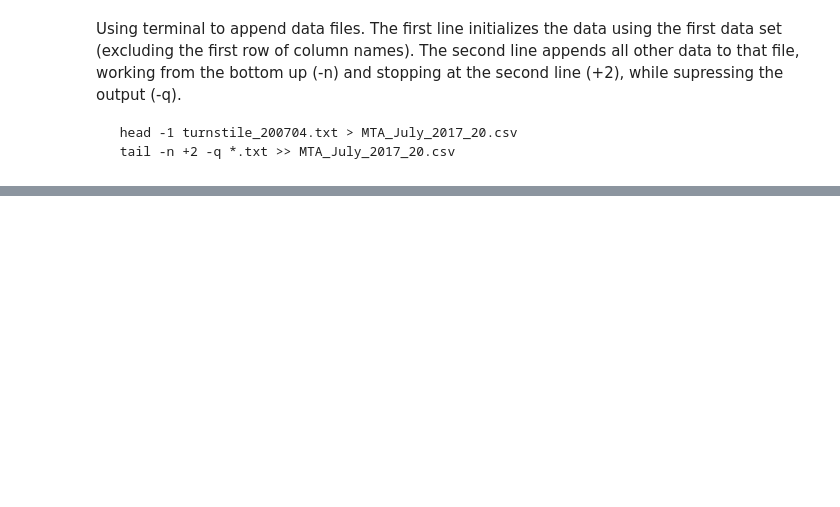
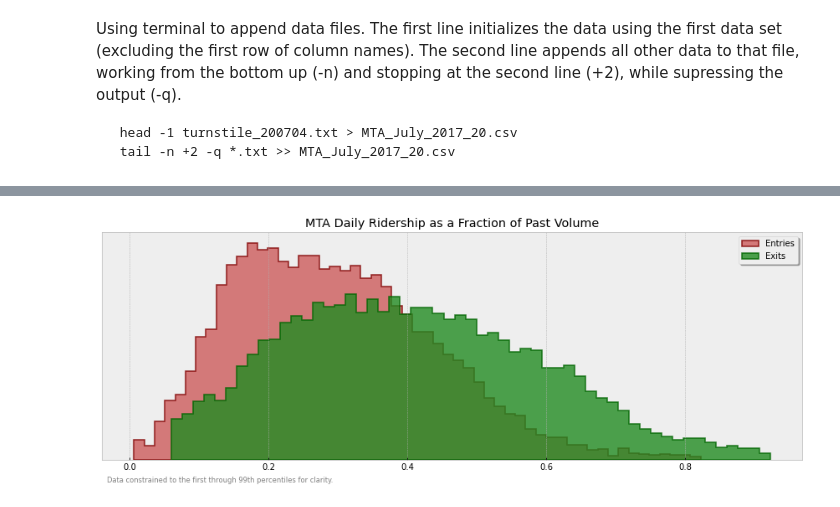
Before and after one commit to ptgoff/Metis_EDA_Project, a Jupyter notebook: EDA_Project.ipynb, the cells around one changed output, grey strips where cells are left out. Saved outputs shown, nothing was run; the diff lists cells and outputs as text; code cells hidden in the pictures; blank space fills up the shorter version.

```diff
--- a/EDA_Project.ipynb
+++ b/EDA_Project.ipynb
@@ -186,0 +622,6 @@ mta_body.head()
+# %%
+print(f'1 person per second would be {60*60*24:,.0f} per day')
+print(f'Observations with unreasonably high entry per day (pre-covid): {mta_daily[mta_daily.ENTRIES_PRE>(60*60*24)].shape[0]:,.0f}')
+mta_daily = mta_daily[mta_daily.ENTRIES_PRE<(60*60*24)]
+print(f'Observations with unreasonably high exits per day (pre-covid): {mta_daily[mta_daily.EXITS_PRE>(60*60*24)].shape[0]:,.0f}')
+mta_daily = mta_daily[mta_daily.EXITS_PRE<(60*60*24)]
@@ -186,0 +632,5 @@ mta_body.head()
+# %%
+# Creating entries and exits as proportional to historical ridership:
+mta_daily['ENTRIES_PCT'] = mta_daily.ENTRIES_DELTA / mta_daily.ENTRIES_PRE
+mta_daily['EXITS_PCT'] = mta_daily.EXITS_DELTA / mta_daily.EXITS_PRE
+print(f"Total observations:   {mta_daily.shape[0]:,}")
@@ -186,0 +639,14 @@ mta_body.head()
+# %%
+# Cutting values to between the first and 99th percentiles:
+print(f"1st percentile:       {mta_daily.ENTRIES_PCT.quantile(q=0.01):,.3f}")
+print(f"99th percentile:      {mta_daily.ENTRIES_PCT.quantile(q=0.99):,.3f}")
+print(f"Total observations:   {mta_daily.shape[0]:,}")
+mta_daily = mta_daily[(mta_daily.ENTRIES_PCT < mta_daily.ENTRIES_PCT.quantile(q=0.99)) & (mta_daily.ENTRIES_PCT > mta_daily.ENTRIES_PCT.quantile(q=0.01))]
+print(f"Total observations:   {mta_daily.shape[0]:,}")
+
+# Cutting values to between the first and 99th percentiles:
+print(f"1st percentile:       {mta_daily.EXITS_PCT.quantile(q=0.01):,.3f}")
+print(f"99th percentile:      {mta_daily.EXITS_PCT.quantile(q=0.99):,.3f}")
+print(f"Total observations:   {mta_daily.shape[0]:,}")
+mta_daily = mta_daily[(mta_daily.EXITS_PCT < mta_daily.EXITS_PCT.quantile(q=0.99)) & (mta_daily.EXITS_PCT > mta_daily.EXITS_PCT.quantile(q=0.01))]
+print(f"Total observations:   {mta_daily.shape[0]:,}")
@@ -186,0 +734,3 @@ mta_body.head()
+# %%
+mta_daily.sort_values(by=['ENTRIES_PCT', 'complex_id', 'day', 'month'], inplace=True, ignore_index=True)
+mta_daily.reset_index(drop=True, inplace=True)
@@ -186,0 +749,16 @@ mta_body.head()
+# %%
+import numpy as np
+import matplotlib.pyplot as plt
+plt.style.use('bmh')
+
+fig, ax = plt.subplots(figsize=(15, 5))
+ax.hist(mta_daily.ENTRIES_PCT, histtype="stepfilled", bins=55, alpha=0.8, density=True, facecolor='indianred', edgecolor='maroon', linewidth=1.6)
+ax.hist(mta_daily.EXITS_PCT.dropna().values, histtype="stepfilled", bins=55, alpha=0.8, density=True, facecolor='forestgreen', edgecolor='darkgreen', linewidth=1.6)
+
+ax.set_title("MTA Daily Ridership as a Fraction of Past Volume")
+plt.legend(['Entries','Exits'],shadow = True, loc = 0)
+ax.yaxis.set_visible(False)
+plt.figtext(0.13, 0.05, 'Data constrained to the first through 99th percentiles for clarity.', horizontalalignment='left', alpha=0.5, fontsize='small')
+plt.savefig('mta_daily.png');
+# %% [output]
+[figure, added]
```
Also changed, not shown: parts of 94 cells of this notebook, 18 other files.
